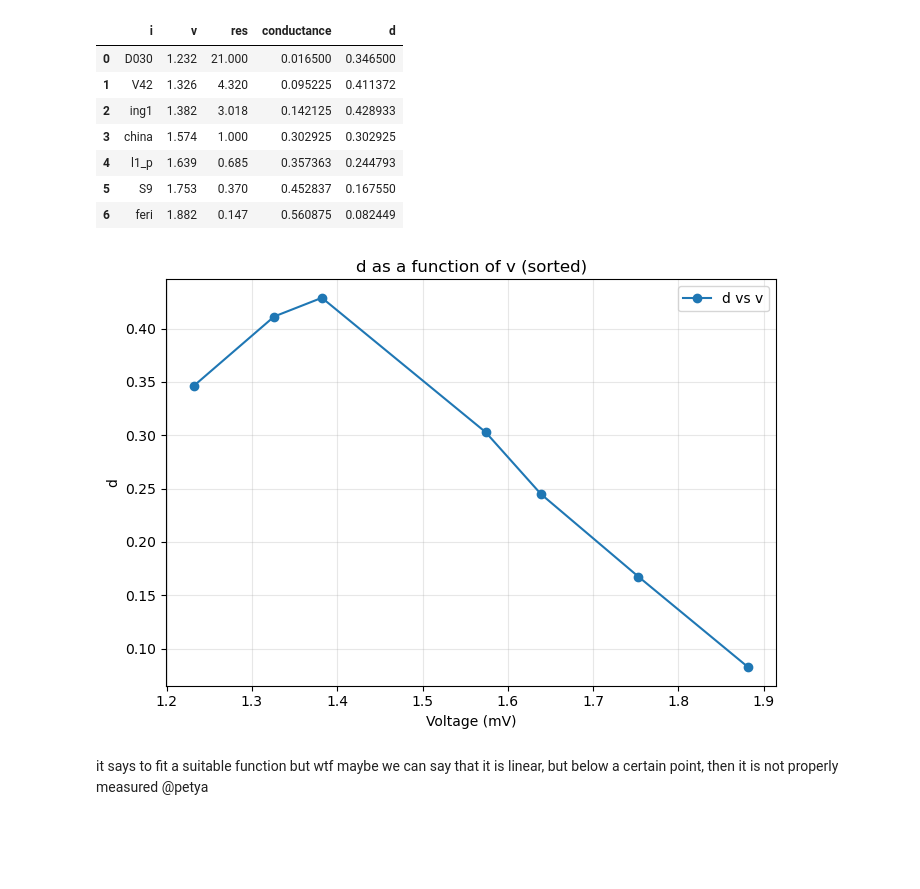
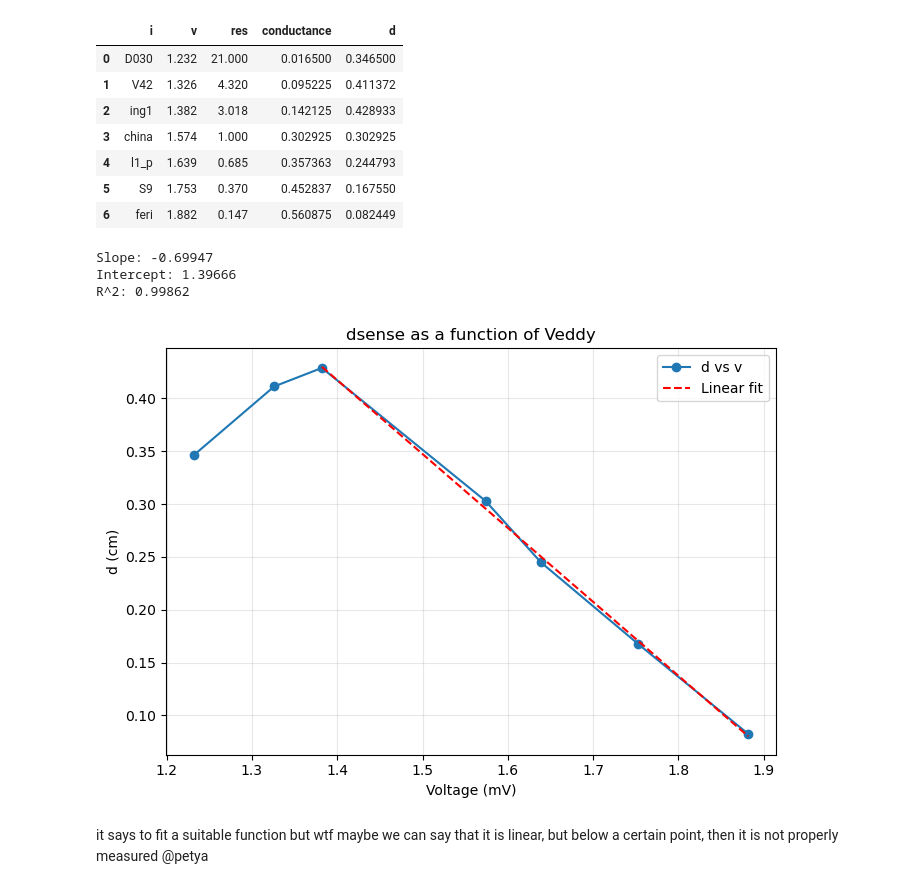
Before and after one commit to peti12352/physeng_lab_reports, a Jupyter notebook: courses/nano/semi/docs/notes.ipynb, the cells around one changed output. Drawn from its saved outputs; the diff is of its cells as text; code cells hidden in the pictures; blank space fills up the shorter version.

```diff
--- a/courses/nano/semi/docs/notes.ipynb
+++ b/courses/nano/semi/docs/notes.ipynb
@@ -165,22 +167,48 @@ task7
 | 5 | S9 | 1.753 | 0.370 | 0.452837 | 0.167550 |
 | 6 | feri | 1.882 | 0.147 | 0.560875 | 0.082449 |
 # %%
-# Reload, sort by v, save, and plot d as a function of v
+import numpy as np
+import matplotlib.pyplot as plt
+import pandas as pd
+from sklearn.metrics import r2_score
+
+# Reload and sort
 task7_sorted = pd.read_csv('gregorio-jaca-peter-tallosy_ePCD/task7.csv').sort_values('v')
 task7_sorted.to_csv('gregorio-jaca-peter-tallosy_ePCD/task7.csv', index=False)
-import matplotlib.pyplot as plt
+
+# Exclude the first two points
+v_fit = task7_sorted['v'].iloc[2:]
+d_fit = task7_sorted['d'].iloc[2:]
+
+# Fit a first-order polynomial
+coeffs = np.polyfit(v_fit, d_fit, 1)
+fit_fn = np.poly1d(coeffs)
+
+# Calculate R^2
+d_pred = fit_fn(v_fit)
+r2 = r2_score(d_fit, d_pred)
+
+# Print slope, intercept, and R^2
+print(f"Slope: {coeffs[0]:.5f}")
+print(f"Intercept: {coeffs[1]:.5f}")
+print(f"R^2: {r2:.5f}")
+
+# Plot
 plt.figure(figsize=(7,5))
-plt.plot((task7_sorted['v']) , task7_sorted['d'], 'o-', label='d vs v')  # scale voltage
+plt.plot(task7_sorted['v'], task7_sorted['d'], 'o-', label='d vs v')
+plt.plot(v_fit, d_pred, 'r--', label='Linear fit')
 plt.xlabel('Voltage (mV)')
-plt.ylabel('d')
-plt.title('d as a function of v (sorted)')
+plt.ylabel('d (cm)')
+plt.title('dsense as a function of Veddy')
 plt.grid(True, alpha=0.3)
 plt.legend()
 plt.tight_layout()
 plt.show()
-# task7_sorted
 # %% [output]
+Slope: -0.69947
+Intercept: 1.39666
+R^2: 0.99862
-[figure, old version]
+[figure, new version]
 # %% [markdown]
 it says to fit a suitable function but wtf
 maybe we can say that it is linear, but below a certain point, then it is not properly measured
```
Also changed, not shown: parts of 29 cells of this notebook, 30 other files.
